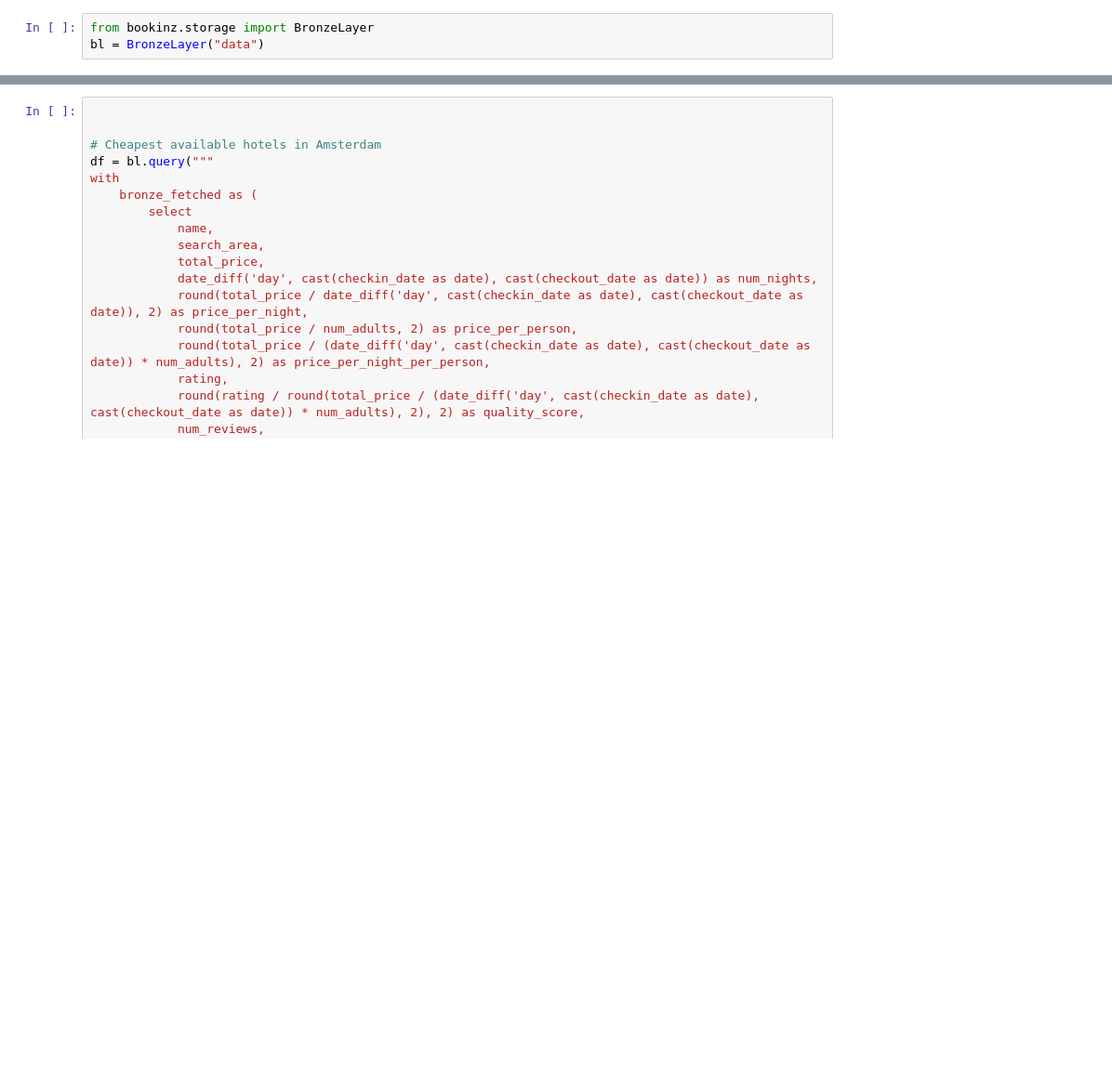
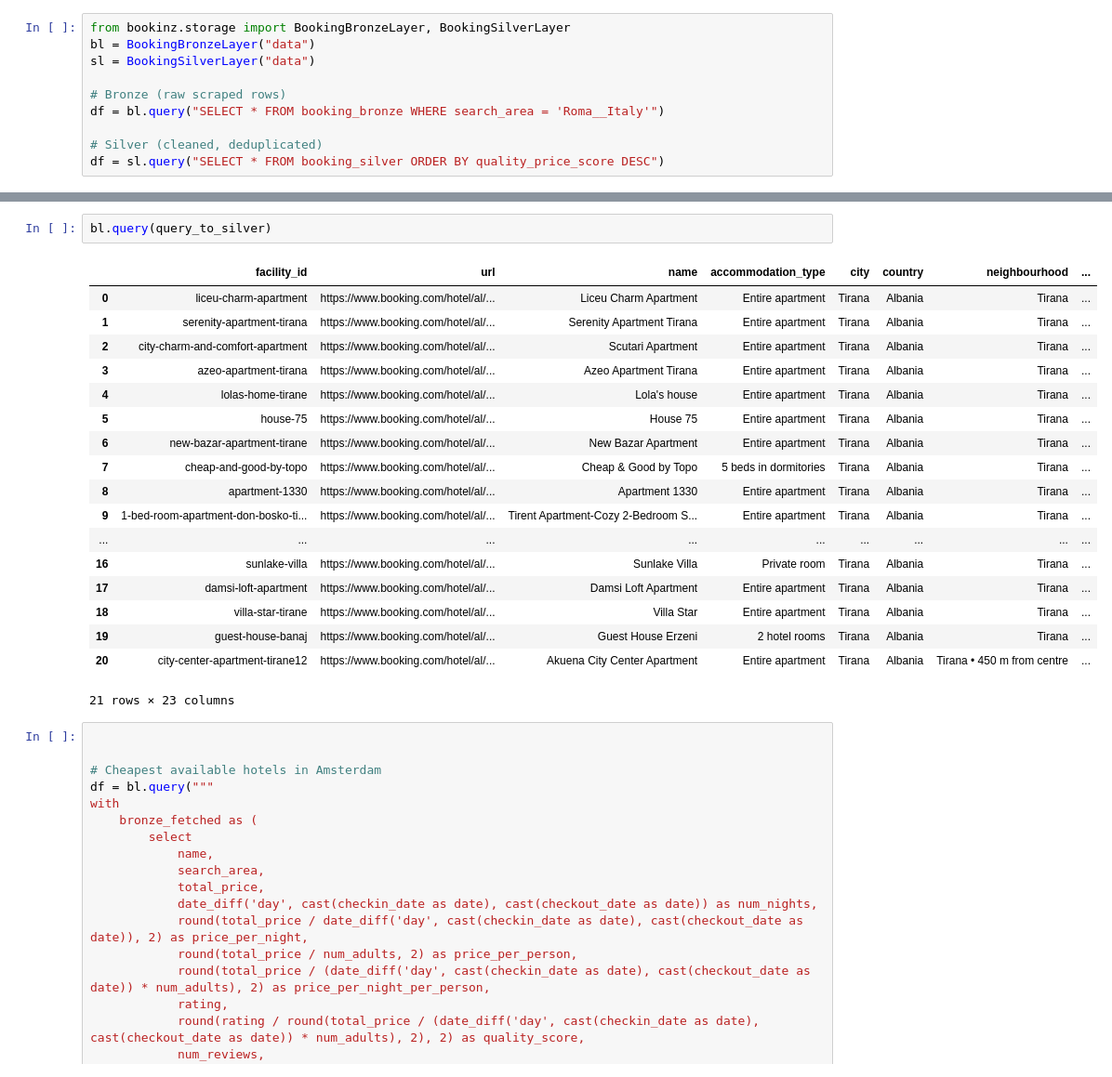
Before and after one commit to pao800a/Bookinz, a Jupyter notebook: explore.ipynb, the cells around one changed output, grey strips where cells are left out. Shown at 93% size. Drawn from its saved outputs; the diff is of its cells as text; blank space fills up the shorter version.

```diff
--- a/explore.ipynb
+++ b/explore.ipynb
@@ -1,3 +1,10 @@
 # %%
-from bookinz.storage import BronzeLayer
-bl = BronzeLayer("data")
+from bookinz.storage import BookingBronzeLayer, BookingSilverLayer
+bl = BookingBronzeLayer("data")
+sl = BookingSilverLayer("data")
+
+# Bronze (raw scraped rows)
+df = bl.query("SELECT * FROM booking_bronze WHERE search_area = 'Roma__Italy'")
+
+# Silver (cleaned, deduplicated)
+df = sl.query("SELECT * FROM booking_silver ORDER BY quality_price_score DESC")
@@ -17,3 +165,24 @@ LINE 4:     where scraped_at > TIMESTAMP '2026-05-09 09:00:00'
+# %%
+bl.query(query_to_silver)
+# %% [output]
+|  | facility_id | url | name | accommodation_type | city | country | neighbourhood | ... |
+| 0 | liceu-charm-apartment | https://www.booking.com/hotel/al/... | Liceu Charm Apartment | Entire apartment | Tirana | Albania | Tirana | ... |
+| 1 | serenity-apartment-tirana | https://www.booking.com/hotel/al/... | Serenity Apartment Tirana | Entire apartment | Tirana | Albania | Tirana | ... |
+| 2 | city-charm-and-comfort-apartment | https://www.booking.com/hotel/al/... | Scutari Apartment | Entire apartment | Tirana | Albania | Tirana | ... |
+| 3 | azeo-apartment-tirana | https://www.booking.com/hotel/al/... | Azeo Apartment Tirana | Entire apartment | Tirana | Albania | Tirana | ... |
+| 4 | lolas-home-tirane | https://www.booking.com/hotel/al/... | Lola's house | Entire apartment | Tirana | Albania | Tirana | ... |
+| 5 | house-75 | https://www.booking.com/hotel/al/... | House 75 | Entire apartment | Tirana | Albania | Tirana | ... |
+| 6 | new-bazar-apartment-tirane | https://www.booking.com/hotel/al/... | New Bazar Apartment | Entire apartment | Tirana | Albania | Tirana | ... |
+| 7 | cheap-and-good-by-topo | https://www.booking.com/hotel/al/... | Cheap & Good by Topo | 5 beds in dormitories | Tirana | Albania | Tirana | ... |
+| 8 | apartment-1330 | https://www.booking.com/hotel/al/... | Apartment 1330 | Entire apartment | Tirana | Albania | Tirana | ... |
+| 9 | 1-bed-room-apartment-don-bosko-ti... | https://www.booking.com/hotel/al/... | Tirent Apartment-Cozy 2-Bedroom S... | Entire apartment | Tirana | Albania | Tirana | ... |
+| ... | ... | ... | ... | ... | ... | ... | ... | ... |
+| 16 | sunlake-villa | https://www.booking.com/hotel/al/... | Sunlake Villa | Private room | Tirana | Albania | Tirana | ... |
+| 17 | damsi-loft-apartment | https://www.booking.com/hotel/al/... | Damsi Loft Apartment | Entire apartment | Tirana | Albania | Tirana | ... |
+| 18 | villa-star-tirane | https://www.booking.com/hotel/al/... | Villa Star | Entire apartment | Tirana | Albania | Tirana | ... |
+| 19 | guest-house-banaj | https://www.booking.com/hotel/al/... | Guest House Erzeni | 2 hotel rooms | Tirana | Albania | Tirana | ... |
+| 20 | city-center-apartment-tirane12 | https://www.booking.com/hotel/al/... | Akuena City Center Apartment | Entire apartment | Tirana | Albania | Tirana • 450 m from centre | ... |
+21 rows × 23 columns
 # %%
 
 
```
Also changed, not shown: parts of 5 cells of this notebook, 44 other files.
